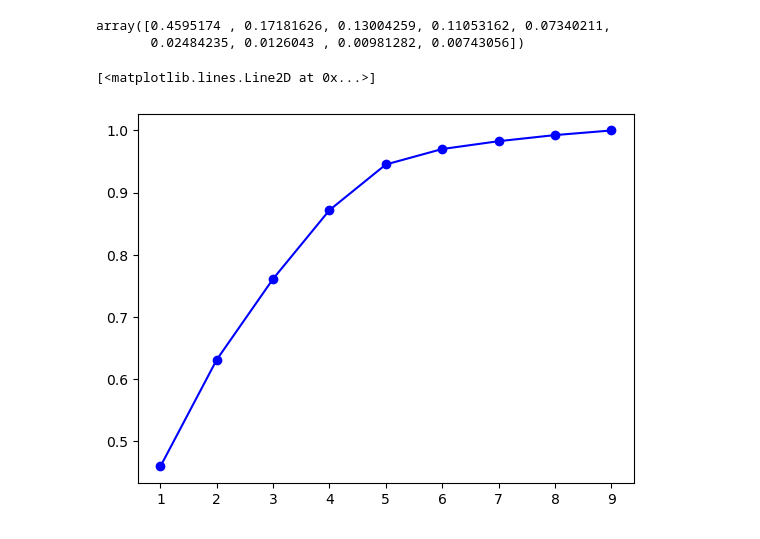
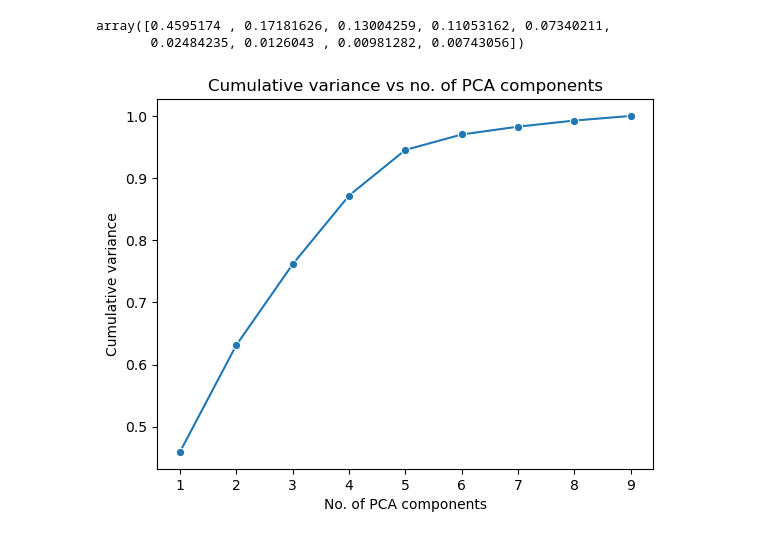
Before and after one commit to Gregoritsch3/ML_EDA_Clustering_AidAssessment, a Jupyter notebook: ML_EDA_Clustering_AidAssessment.ipynb, the cells around one changed output. Saved outputs shown, nothing was run; the diff lists cells and outputs as text; code cells hidden in the pictures.

```diff
--- a/ML_EDA_Clustering_AidAssessment.ipynb
+++ b/ML_EDA_Clustering_AidAssessment.ipynb
@@ -376,9 +378,13 @@ pca.explained_variance_ratio_
 # %% [output]
 array([0.4595174 , 0.17181626, 0.13004259, 0.11053162, 0.07340211,
        0.02484235, 0.0126043 , 0.00981282, 0.00743056])
-# %%
-plt.plot(range(1,10), pca.explained_variance_ratio_.cumsum(), marker='o', linestyle='-', color='blue')
-plt.show()
-# %% [output]
-[<matplotlib.lines.Line2D at 0x...>]
-[figure, removed]
+# %%
+#Plotting cumulative variance as a function of the number of PCA components
+sns.lineplot(x=range(1,10), y=pca.explained_variance_ratio_.cumsum(), marker='o')
+plt.xlabel("No. of PCA components")
+plt.ylabel("Cumulative variance")
+plt.title("Cumulative variance vs no. of PCA components")
+plt.savefig('images/03_CumulativeVariance.png', bbox_inches='tight')
+plt.show()
+# %% [output]
+[figure, added]
```
Also changed, not shown: parts of 21 cells of this notebook, 1 other file.
